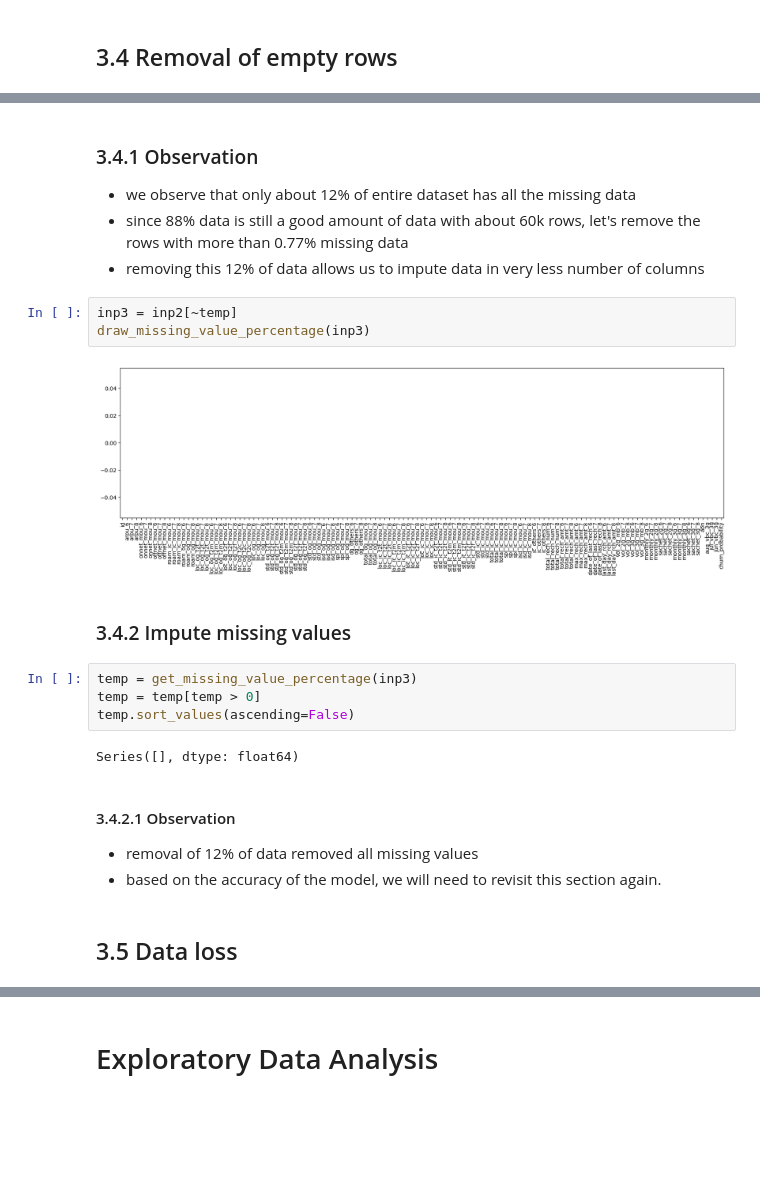
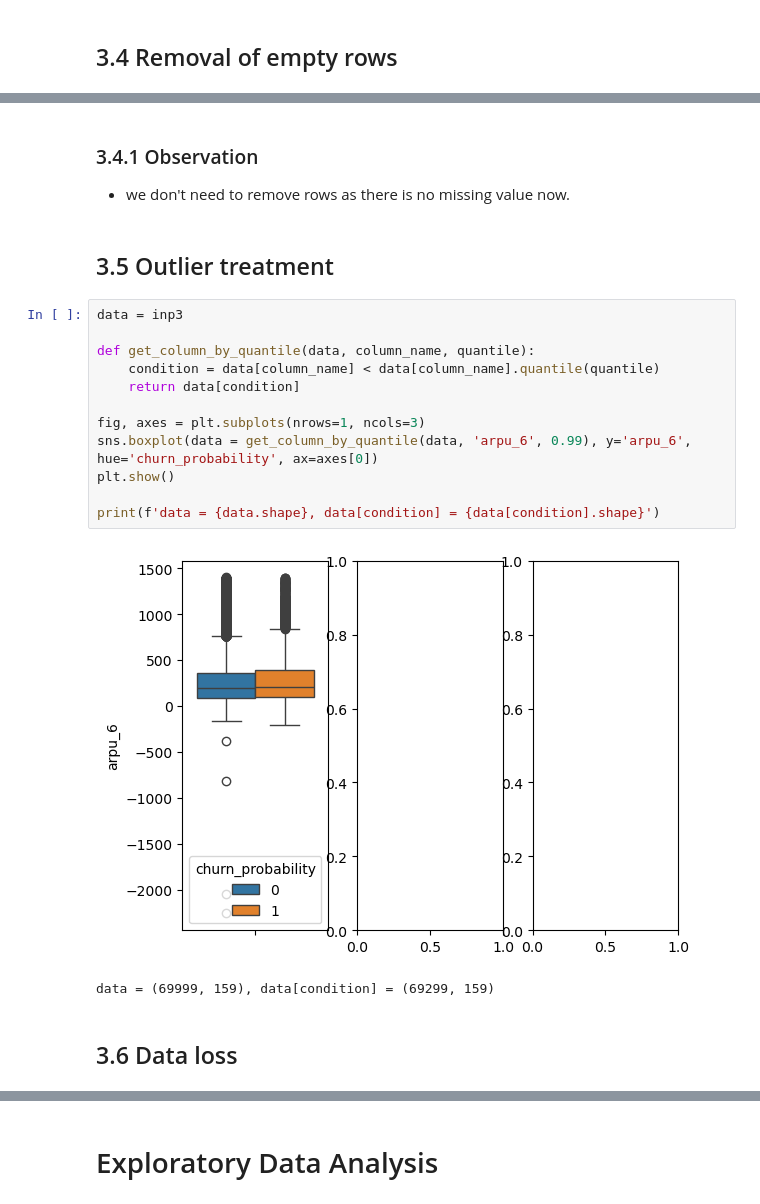
Before and after one commit to blogbydev/telecomchurncasestudy, a Jupyter notebook: my.ipynb, the cells around one changed output, grey strips where cells are left out. Drawn from its saved outputs; the diff is of its cells as text; blank space fills up the shorter version.

```diff
--- a/my.ipynb
+++ b/my.ipynb
@@ -212,27 +317,25 @@ draw_missing_value_percentage(data[~temp])
-# %% [markdown]
-### 3.4.1 Observation
-- we observe that only about 12% of entire dataset has all the missing data
-- since 88% data is still a good amount of data with about 60k rows, let's remove the rows with more than 0.77% missing data
-- removing this 12% of data allows us to impute data in very less number of columns
-# %%
-inp3 = inp2[~temp]
-draw_missing_value_percentage(inp3)
-# %% [output]
-[figure, removed]
-# %% [markdown]
-### 3.4.2 Impute missing values
-# %%
-temp = get_missing_value_percentage(inp3)
-temp = temp[temp > 0]
-temp.sort_values(ascending=False)
-# %% [output]
-Series([], dtype: float64)
-# %% [markdown]
-#### 3.4.2.1 Observation
-- removal of 12% of data removed all missing values
-- based on the accuracy of the model, we will need to revisit this section again.
+# %% [markdown]
+### 3.4.1 Observation
+- we don't need to remove rows as there is no missing value now.
+# %% [markdown]
+## 3.5 Outlier treatment
+# %%
+data = inp3
+
+def get_column_by_quantile(data, column_name, quantile):
+    condition = data[column_name] < data[column_name].quantile(quantile)
+    return data[condition]
+
+fig, axes = plt.subplots(nrows=1, ncols=3)
+sns.boxplot(data = get_column_by_quantile(data, 'arpu_6', 0.99), y='arpu_6', hue='churn_probability', ax=axes[0])
+plt.show()
+
+print(f'data = {data.shape}, data[condition] = {data[condition].shape}')
+# %% [output]
+[figure, added]
+data = (69999, 159), data[condition] = (69299, 159)
 # %% [markdown]
-## 3.5 Data loss
+## 3.6 Data loss
 # %%
 print(f'initial shape = {inp0.shape}')
 print(f'shape after cleaning = {inp3.shape}')
```
Also changed, not shown: parts of 20 cells of this notebook.
